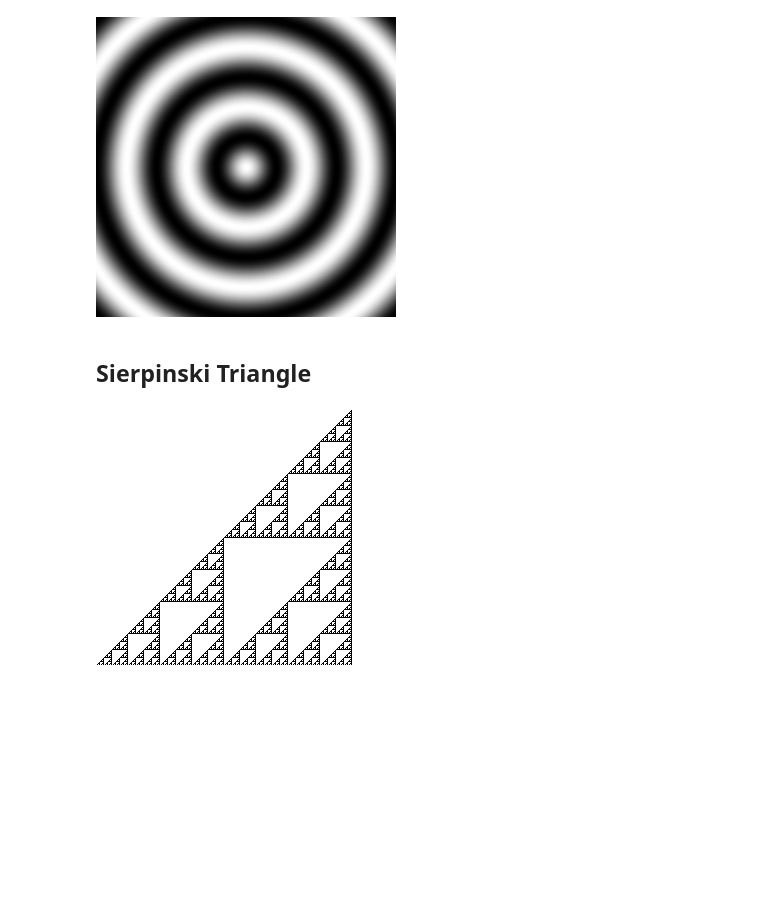
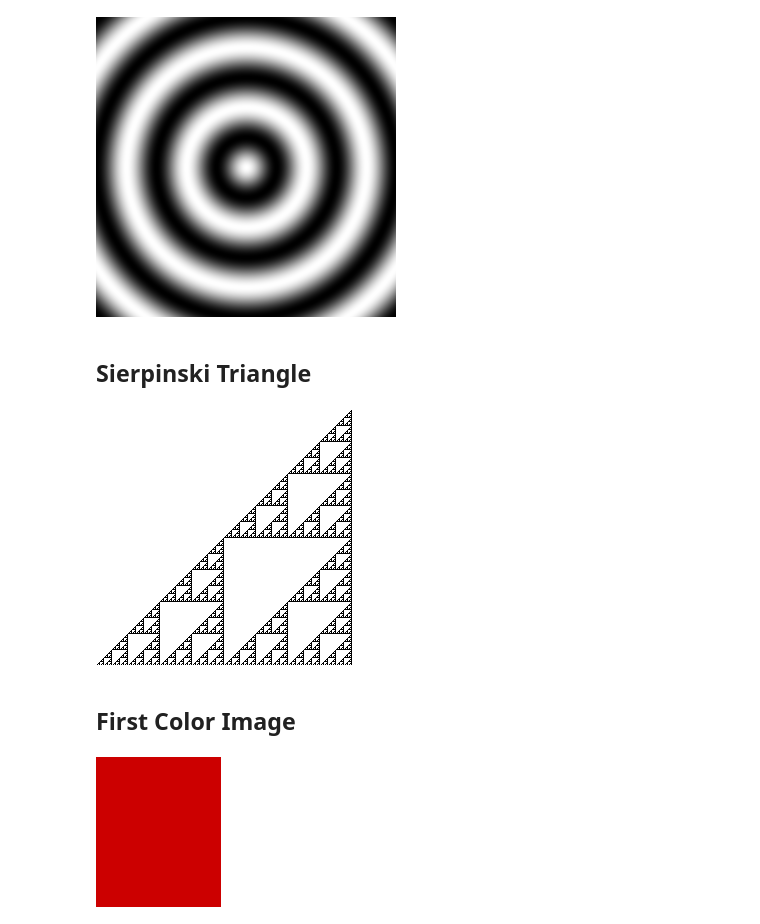
Before and after one commit to hansroland/FunctionalImages, a Jupyter notebook: notebooks/FunctionalImages.ipynb, the cells around one changed output. Cells and saved outputs as stored; diff of their text form; code cells hidden in the pictures; blank space fills up the shorter version.

Commit message:
Add first simple color images

```diff
--- a/notebooks/FunctionalImages.ipynb
+++ b/notebooks/FunctionalImages.ipynb
@@ -131,3 +131,18 @@ writePng "../images/sierpinski.png" myImage
 myImage
 # %% [output]
 [figure]
+# %% [markdown]
+## First Color Image
+# %%
+import FunctionalImagesBase
+import Codec.Picture
+
+myImage :: Image PixelRGB8
+myImage = convertRGB8 $ ImageRGBF $ generateImage pixelRenderer 125 150
+    where pixelRenderer x y = darken 0.2 pxRed
+
+writePng "../images/firstcolor.png" myImage
+
+myImage
+# %% [output]
+[figure, added]
```
Also changed, not shown: parts of 2 cells of this notebook, 3 other files.
